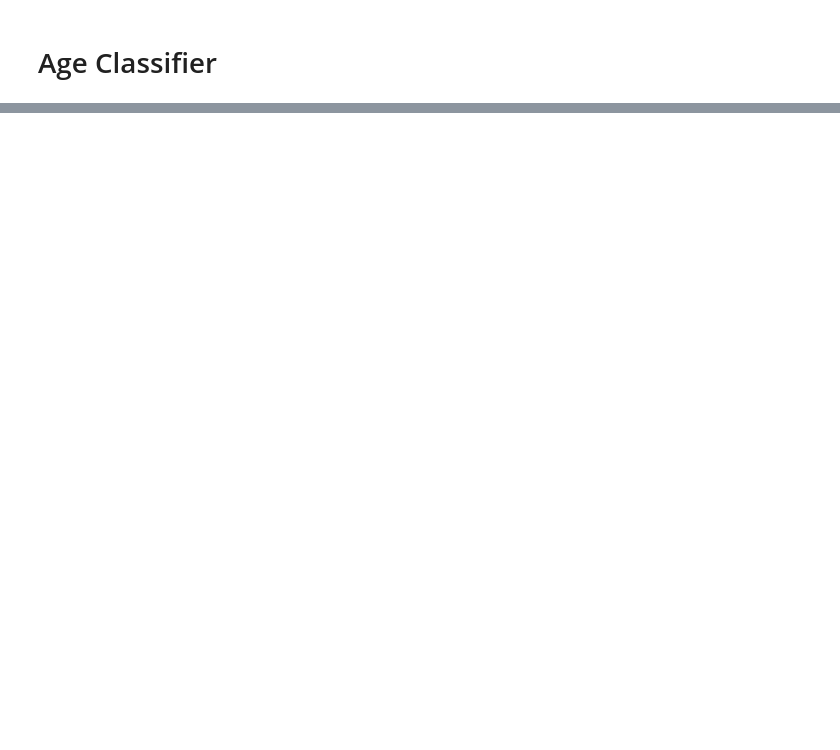
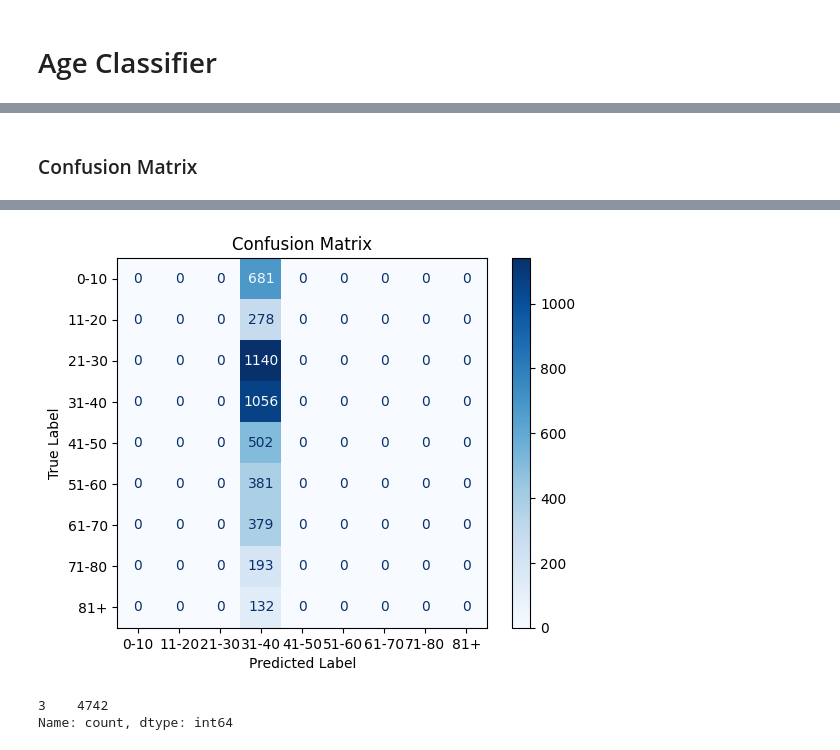
Before and after one commit to mortgad/DLVR, a Jupyter notebook: kaggle.ipynb, the cells around one changed output, grey strips where cells are left out. Drawn from its saved outputs; the diff is of its cells as text; code cells hidden in the pictures; blank space fills up the shorter version.

```diff
--- a/kaggle.ipynb
+++ b/kaggle.ipynb
@@ -282,0 +361,7 @@ plt.show()
+# %%
+conv_base = keras.applications.inception_v3.InceptionV3(
+    weights='imagenet',
+    include_top=False
+)
+
+conv_base.trainable = False
@@ -282,0 +425,7 @@ plt.show()
+# %%
+inception_history = inception.fit(
+    x_train,
+    y_train,
+    epochs = 10,
+    validation_data = (x_test, y_test),
+)
@@ -282,0 +453,27 @@ plt.show()
+# %% [markdown]
+### Confusion Matrix
+# %%
+# Get the predicted probabilities
+y_pred_probs = inception.predict(x_test)
+
+# Convert the probabilities to class labels
+y_pred = np.argmax(y_pred_probs, axis=1)
+
+# If y_test is one-hot encoded, convert it back to class labels
+y_true = np.argmax(y_test, axis=1)
+
+# Get confusion matrix
+# Generate confusion matrix
+cm = confusion_matrix(y_true, y_pred)
+
+# Class names
+class_names = age_groups.columns
+
+# Plot confusion matrix with labels
+disp = ConfusionMatrixDisplay(confusion_matrix=cm, display_labels=class_names)
+disp.plot(cmap=plt.cm.Blues)
+plt.title('Confusion Matrix')
+plt.xlabel('Predicted Label')
+plt.ylabel('True Label')
+plt.show()
+# %% [output]
@@ -282,0 +481,6 @@ plt.show()
+[figure, added]
+# %%
+pd.Series(y_pred).value_counts()
+# %% [output]
+3    4742
+Name: count, dtype: int64
```
Also changed, not shown: parts of 30 cells of this notebook.
